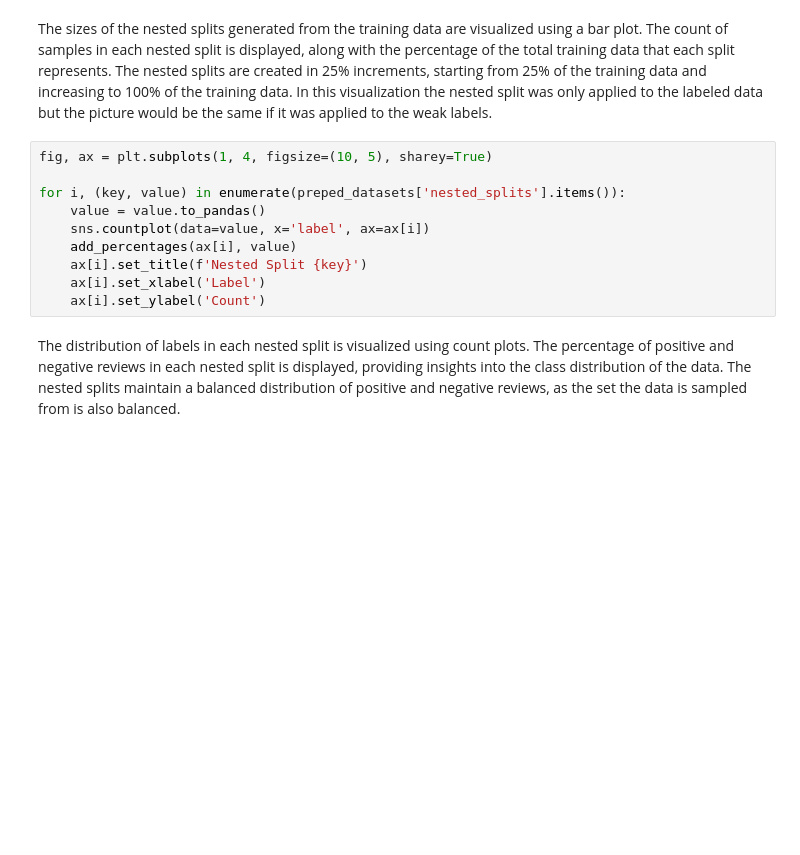
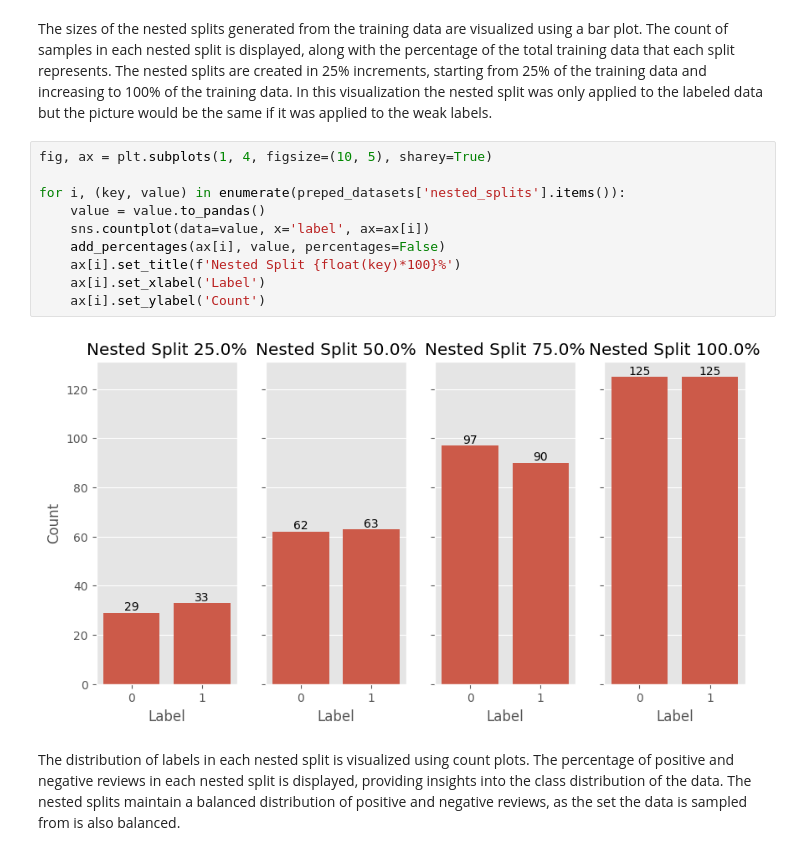
Before and after one commit to fhnw-ivy/npr-sentiment, a Jupyter notebook: notebooks/main.ipynb, the cells around one changed output. Cells and saved outputs as stored; diff of their text form; blank space fills up the shorter version.

```diff
--- a/notebooks/main.ipynb
+++ b/notebooks/main.ipynb
@@ -187,13 +242,15 @@ The sizes of the nested splits generated from the training data are visualized u
 # %%
 fig, ax = plt.subplots(1, 4, figsize=(10, 5), sharey=True)
 
 for i, (key, value) in enumerate(preped_datasets['nested_splits'].items()):
     value = value.to_pandas()
     sns.countplot(data=value, x='label', ax=ax[i])
-    add_percentages(ax[i], value)
-    ax[i].set_title(f'Nested Split {key}')
+    add_percentages(ax[i], value, percentages=False)
+    ax[i].set_title(f'Nested Split {float(key)*100}%')
     ax[i].set_xlabel('Label')
     ax[i].set_ylabel('Count')
+# %% [output]
+[figure, added]
 # %% [markdown]
 The distribution of labels in each nested split is visualized using count plots. The percentage of positive and negative reviews in each nested split is displayed, providing insights into the class distribution of the data. The nested splits maintain a balanced distribution of positive and negative reviews, as the set the data is sampled from is also balanced.
 # %% [markdown]
```
Also changed, not shown: parts of 17 cells of this notebook.
